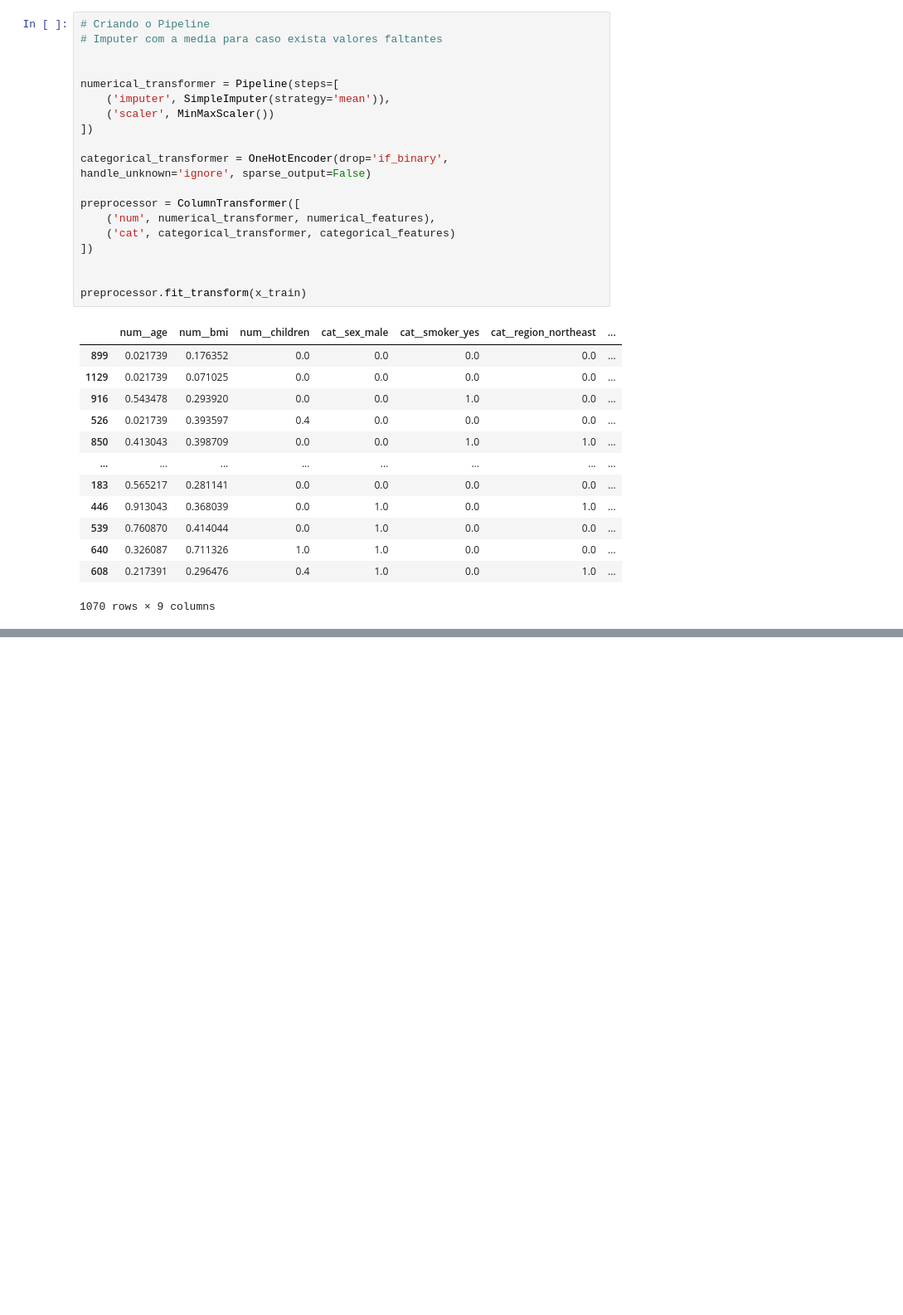
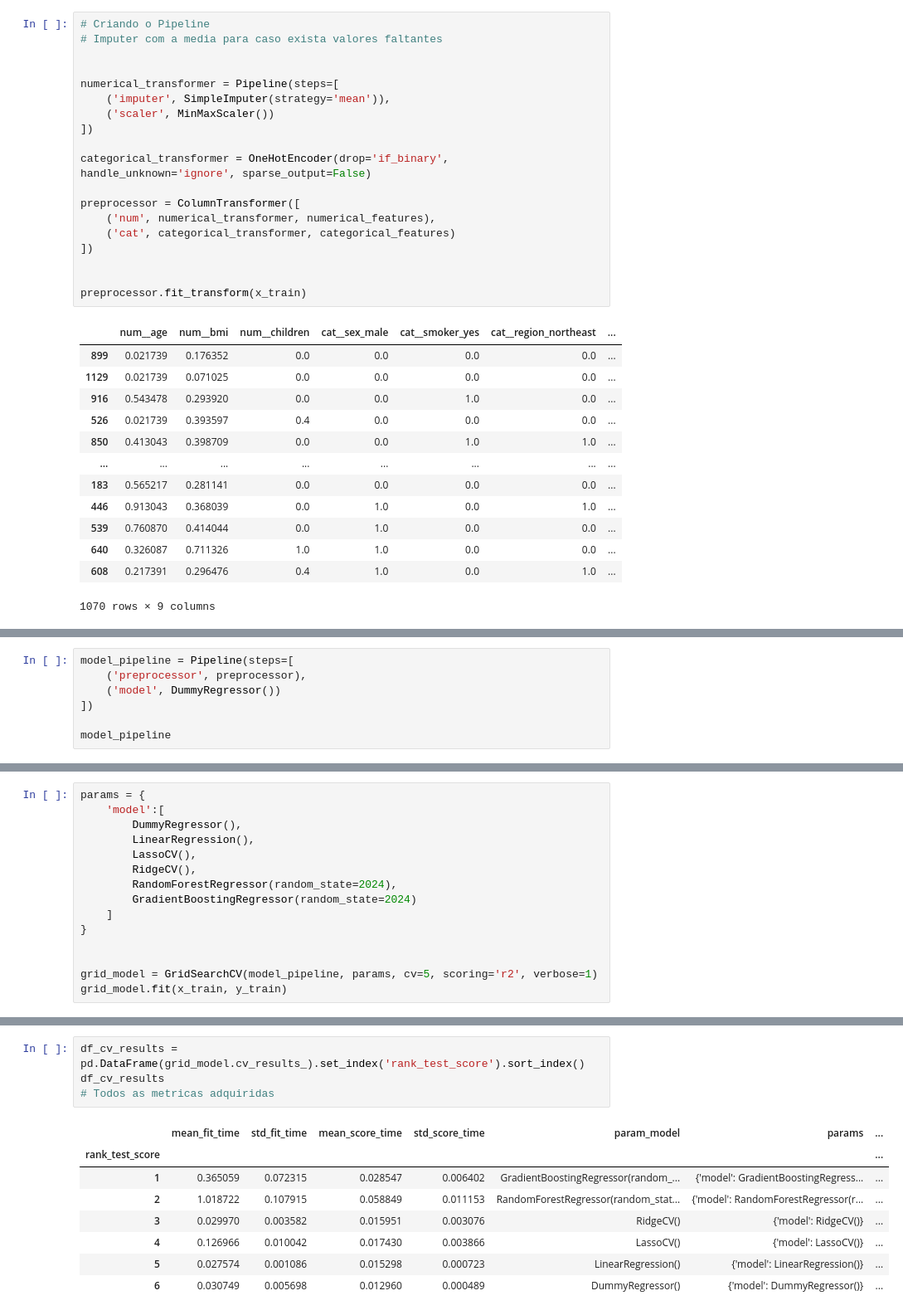
Before and after one commit to GTBelini22/Estudo_Ciencia_de_dados, a Jupyter notebook: Deploy/Pipeline/Inserindo_Produção_insurance.ipynb, the cells around one changed output, grey strips where cells are left out. Shown at 83% size. Drawn from its saved outputs; the diff is of its cells as text; blank space fills up the shorter version.

Commit message:
Usado o Gradient Bosst para encontrar qual foi o melhor modelo de aprendizado

```diff
--- a/Deploy/Pipeline/Inserindo_Produção_insurance.ipynb
+++ b/Deploy/Pipeline/Inserindo_Produção_insurance.ipynb
@@ -179,0 +182,7 @@ preprocessor.fit_transform(x_train)
+# %%
+model_pipeline = Pipeline(steps=[
+    ('preprocessor', preprocessor),
+    ('model', DummyRegressor())
+])
+
+model_pipeline
@@ -179,0 +220,15 @@ preprocessor.fit_transform(x_train)
+# %%
+params = {
+    'model':[
+        DummyRegressor(),
+        LinearRegression(),
+        LassoCV(),
+        RidgeCV(),
+        RandomForestRegressor(random_state=2024),
+        GradientBoostingRegressor(random_state=2024)
+    ]
+}
+
+
+grid_model = GridSearchCV(model_pipeline, params, cv=5, scoring='r2', verbose=1)
+grid_model.fit(x_train, y_train)
@@ -179,0 +273,13 @@ preprocessor.fit_transform(x_train)
+# %%
+df_cv_results = pd.DataFrame(grid_model.cv_results_).set_index('rank_test_score').sort_index()
+df_cv_results
+# Todos as metricas adquiridas
+# %% [output]
+|  | mean_fit_time | std_fit_time | mean_score_time | std_score_time | param_model | params | ... |
+| rank_test_score |  |  |  |  |  |  | ... |
+| 1 | 0.365059 | 0.072315 | 0.028547 | 0.006402 | GradientBoostingRegressor(random_... | {'model': GradientBoostingRegress... | ... |
+| 2 | 1.018722 | 0.107915 | 0.058849 | 0.011153 | RandomForestRegressor(random_stat... | {'model': RandomForestRegressor(r... | ... |
+| 3 | 0.029970 | 0.003582 | 0.015951 | 0.003076 | RidgeCV() | {'model': RidgeCV()} | ... |
+| 4 | 0.126966 | 0.010042 | 0.017430 | 0.003866 | LassoCV() | {'model': LassoCV()} | ... |
+| 5 | 0.027574 | 0.001086 | 0.015298 | 0.000723 | LinearRegression() | {'model': LinearRegression()} | ... |
+| 6 | 0.030749 | 0.005698 | 0.012960 | 0.000489 | DummyRegressor() | {'model': DummyRegressor()} | ... |
```
Also changed, not shown: parts of 8 cells of this notebook.
